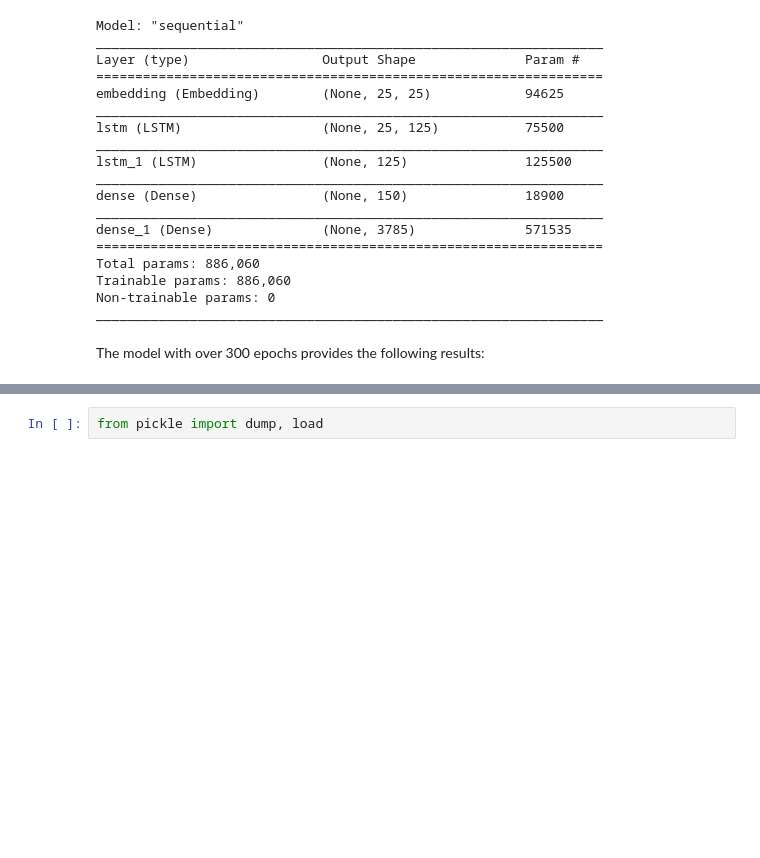
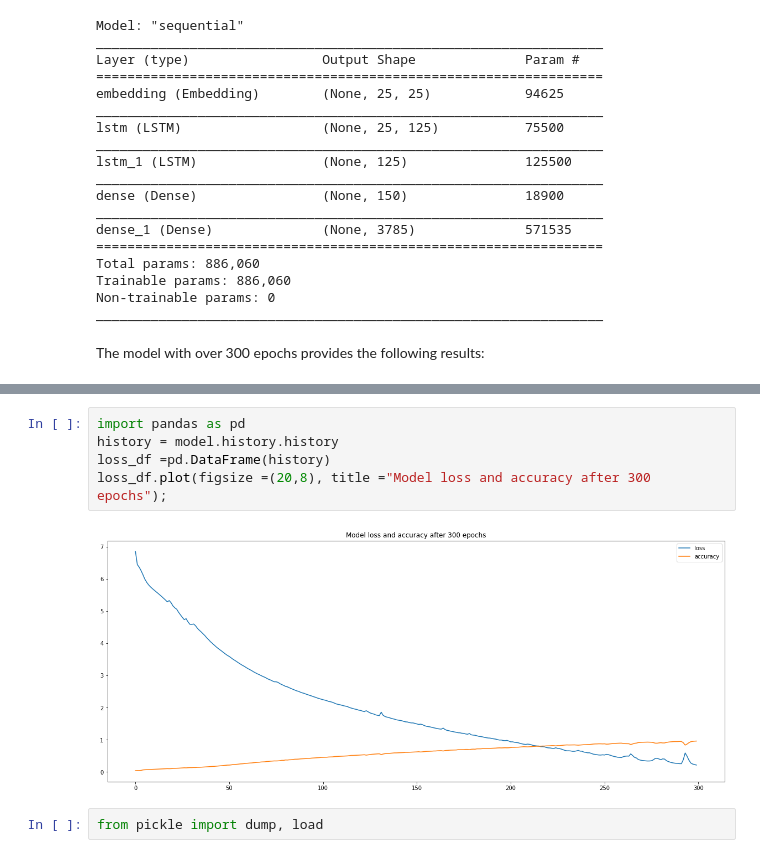
Before and after one commit to Lostinworlds/Generative-AI-, a Jupyter notebook: generative-ai-nlp.ipynb, the cells around one changed output, grey strips where cells are left out. Saved outputs shown, nothing was run; the diff lists cells and outputs as text; blank space fills up the shorter version.

```diff
--- a/generative-ai-nlp.ipynb
+++ b/generative-ai-nlp.ipynb
@@ -249,4 +251,11 @@ Epoch 300/300
 <keras.callbacks.History at 0x...>
+# %%
+import pandas as pd
+history = model.history.history
+loss_df =pd.DataFrame(history)
+loss_df.plot(figsize =(20,8), title ="Model loss and accuracy after 300 epochs");
+# %% [output]
+[figure, added]
 # %%
 from pickle import dump, load
 # %%
```
Also changed, not shown: parts of 6 cells of this notebook.
